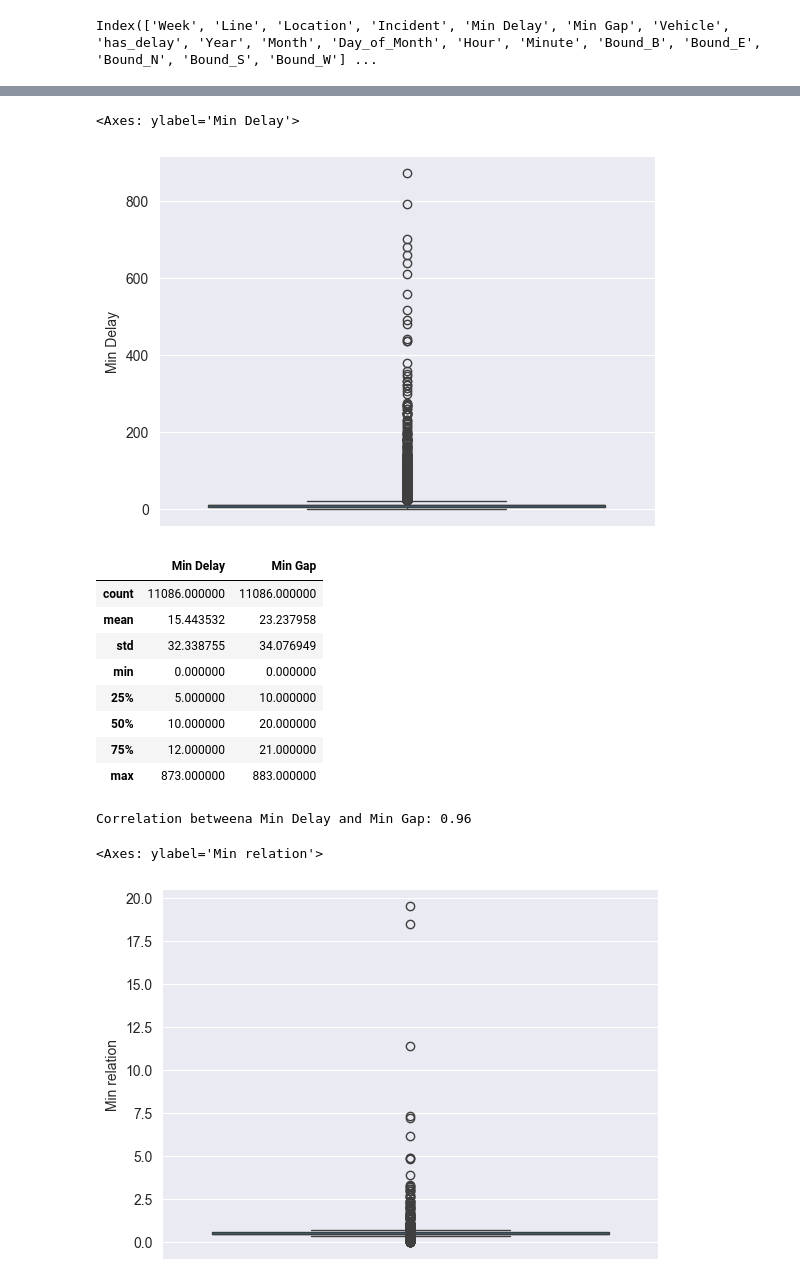
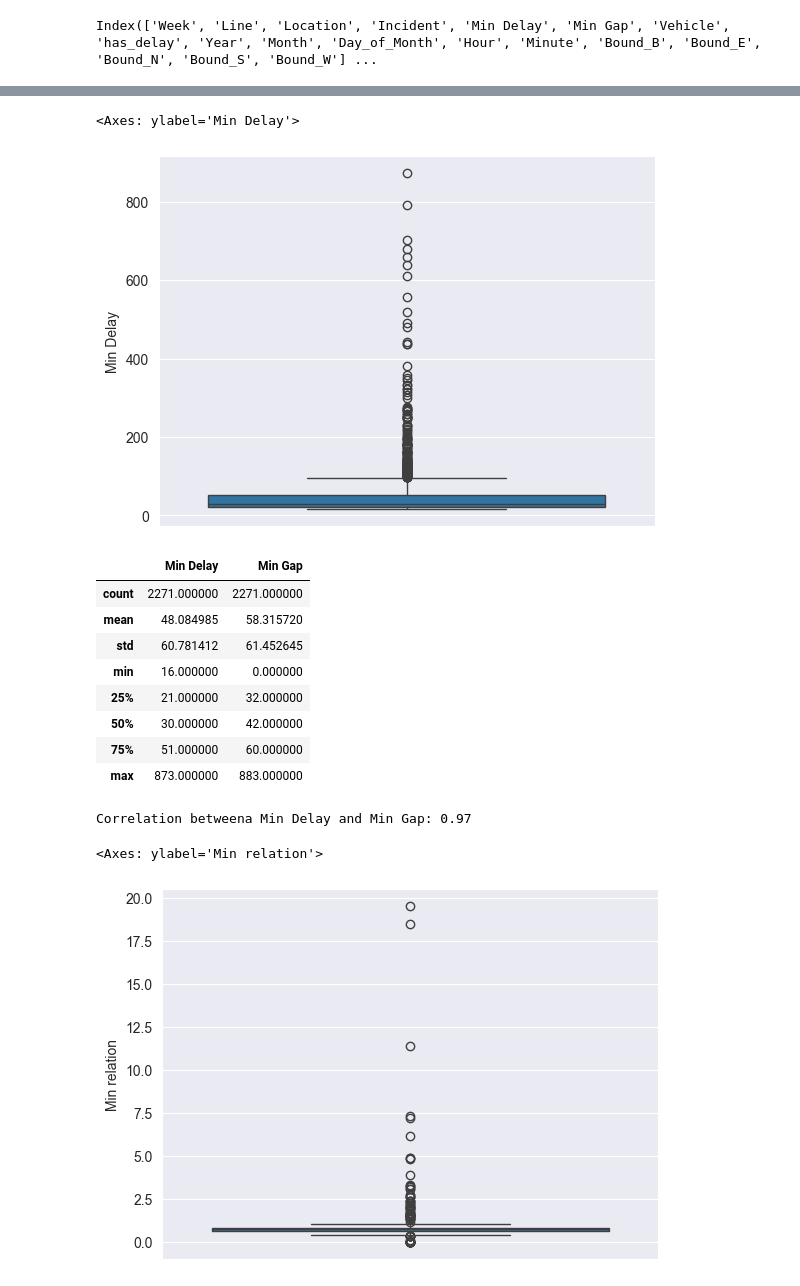
Before and after one commit to Zoph-IA/MIT-TorontoTransit-Delays, a Jupyter notebook: finalVs/regressor.ipynb, the cells around one changed output, grey strips where cells are left out. Cells and saved outputs as stored; diff of their text form; code cells hidden in the pictures.

Commit message:
Update Regression Added realtions and some mayor updates
TO DO
- Use the "og data" in order to have real results
- Have a treshhold so that we can have a better model

```diff
--- a/finalVs/regressor.ipynb
+++ b/finalVs/regressor.ipynb
@@ -25,3 +30,5 @@ df.head()
+# %%
+df = df[df["has_delay"]==1]
 # %%
 # Function created for aesthetic, if we have more than 3 values it adds a ...
 def format_unique_values(values):
@@ -181,8 +188,8 @@ df['TimeOfDay'] = df['Hour'] * 60 + df['Minute']
 df.drop("Hour", axis=1, inplace=True)
 df.drop("Minute", axis=1, inplace=True)
 df.drop("has_delay", axis=1, inplace=True)
-df.drop("Month", axis=1, inplace=True)
-features = ['Week', 'Line', 'Location', 'Incident', 'TimeOfDay', 'Vehicle', 'Day_of_Month',
+df.drop("Week", axis=1, inplace=True)
+features = ['Month', 'Line', 'Location', 'Incident', 'TimeOfDay', 'Vehicle', 'Day_of_Month',
                'Bound_B', 'Bound_E', 'Bound_N', 'Bound_S', 'Bound_W']
 # %%
 df.corr()
@@ -216,31 +223,36 @@ sns.kdeplot(df,x="Min Delay", fill=True)
 sns.boxplot(df,y="Min Delay")
 # %% [output]
 <Axes: ylabel='Min Delay'>
-[figure, old version]
+[figure, new version]
 # %%
 df[['Min Delay', 'Min Gap']].describe()
 # %% [output]
 |  | Min Delay | Min Gap |
-| count | 11086.000000 | 11086.000000 |
-| mean | 15.443532 | 23.237958 |
-| std | 32.338755 | 34.076949 |
-| min | 0.000000 | 0.000000 |
-| 25% | 5.000000 | 10.000000 |
-| 50% | 10.000000 | 20.000000 |
-| 75% | 12.000000 | 21.000000 |
+| count | 2271.000000 | 2271.000000 |
+| mean | 48.084985 | 58.315720 |
+| std | 60.781412 | 61.452645 |
+| min | 16.000000 | 0.000000 |
+| 25% | 21.000000 | 32.000000 |
+| 50% | 30.000000 | 42.000000 |
+| 75% | 51.000000 | 60.000000 |
 | max | 873.000000 | 883.000000 |
 # %%
 df['Min Delay'].corr(df['Min Gap'])
 correlation = df['Min Delay'].corr(df['Min Gap'])
 print(f"\nCorrelation betweena Min Delay and Min Gap: {correlation:.2f}")
 # %% [output]
-Correlation betweena Min Delay and Min Gap: 0.96
+Correlation betweena Min Delay and Min Gap: 0.97
 # %%
-df["Min relation"] = df["Min Delay"]/df["Min Gap"]
-sns.boxplot(df,y="Min relation")
+df["Min relation"] = np.where(
+    df["Min Gap"] == 0,  # condition for denominator being zero
+    0,  # value to use when denominator is zero
+    df["Min Delay"]/df["Min Gap"]  # normal division otherwise
+)
+
+sns.boxplot(y="Min relation", data=df)
 # %% [output]
 <Axes: ylabel='Min relation'>
-[figure, old version]
+[figure, new version]
 # %%
 import pandas as pd
 import numpy as np
```
Also changed, not shown: parts of 21 cells of this notebook, 1 other file.
